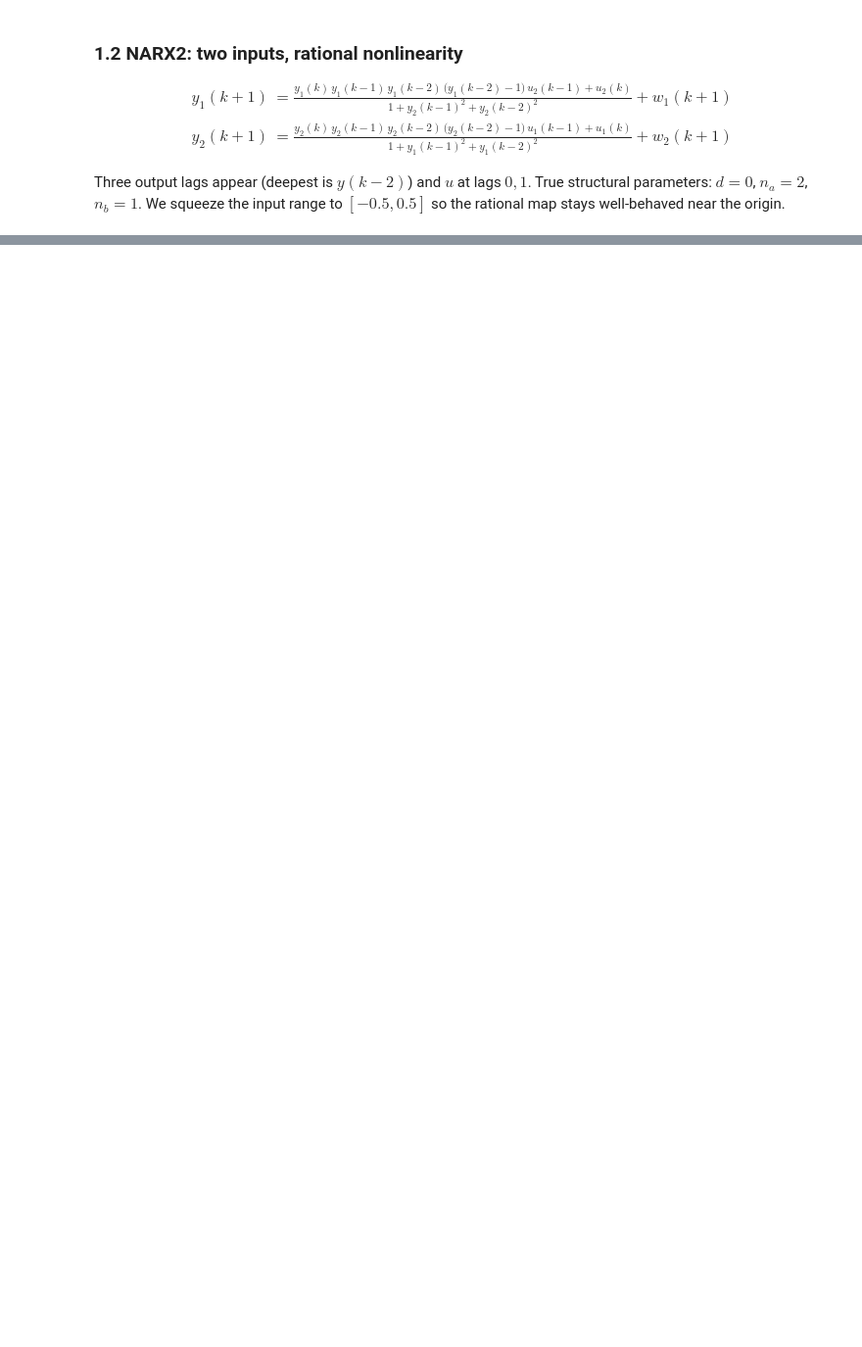
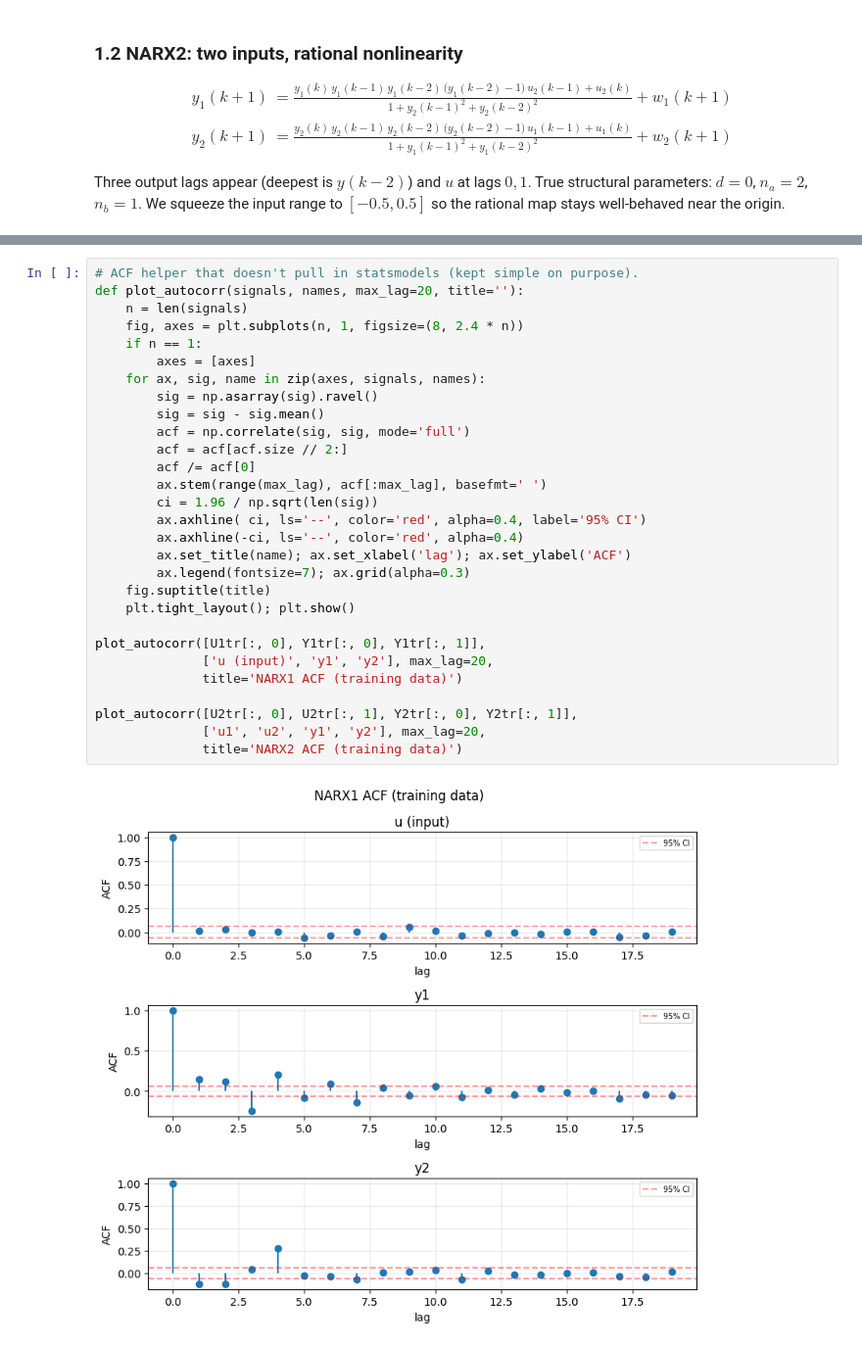
Before and after one commit to bnanguen/NARX, a Jupyter notebook: notebooks/main.ipynb, the cells around one changed output, grey strips where cells are left out. Shown at 98% size. Cells and saved outputs as stored; diff of their text form; blank space fills up the shorter version.

```diff
--- a/notebooks/main.ipynb
+++ b/notebooks/main.ipynb
@@ -159,0 +179,31 @@ well-behaved near the origin.
+# %%
+# ACF helper that doesn't pull in statsmodels (kept simple on purpose).
+def plot_autocorr(signals, names, max_lag=20, title=''):
+    n = len(signals)
+    fig, axes = plt.subplots(n, 1, figsize=(8, 2.4 * n))
+    if n == 1:
+        axes = [axes]
+    for ax, sig, name in zip(axes, signals, names):
+        sig = np.asarray(sig).ravel()
+        sig = sig - sig.mean()
+        acf = np.correlate(sig, sig, mode='full')
+        acf = acf[acf.size // 2:]
+        acf /= acf[0]
+        ax.stem(range(max_lag), acf[:max_lag], basefmt=' ')
+        ci = 1.96 / np.sqrt(len(sig))
+        ax.axhline( ci, ls='--', color='red', alpha=0.4, label='95% CI')
+        ax.axhline(-ci, ls='--', color='red', alpha=0.4)
+        ax.set_title(name); ax.set_xlabel('lag'); ax.set_ylabel('ACF')
+        ax.legend(fontsize=7); ax.grid(alpha=0.3)
+    fig.suptitle(title)
+    plt.tight_layout(); plt.show()
+
+plot_autocorr([U1tr[:, 0], Y1tr[:, 0], Y1tr[:, 1]],
+              ['u (input)', 'y1', 'y2'], max_lag=20,
+              title='NARX1 ACF (training data)')
+
+plot_autocorr([U2tr[:, 0], U2tr[:, 1], Y2tr[:, 0], Y2tr[:, 1]],
+              ['u1', 'u2', 'y1', 'y2'], max_lag=20,
+              title='NARX2 ACF (training data)')
+# %% [output]
+[figure, added]
```
Also changed, not shown: parts of 6 cells of this notebook, 4 other files.
